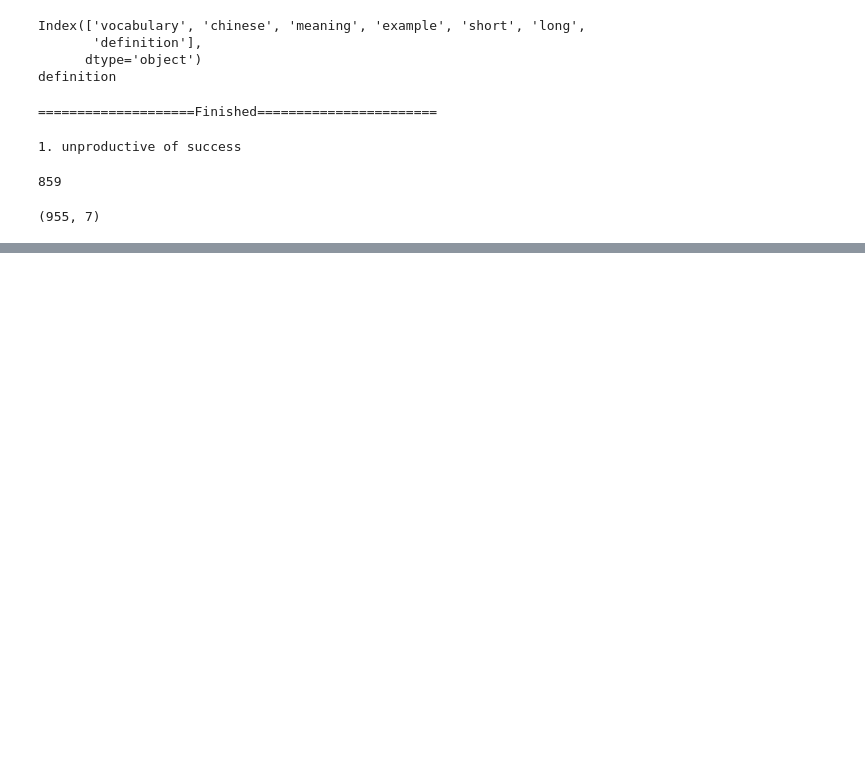
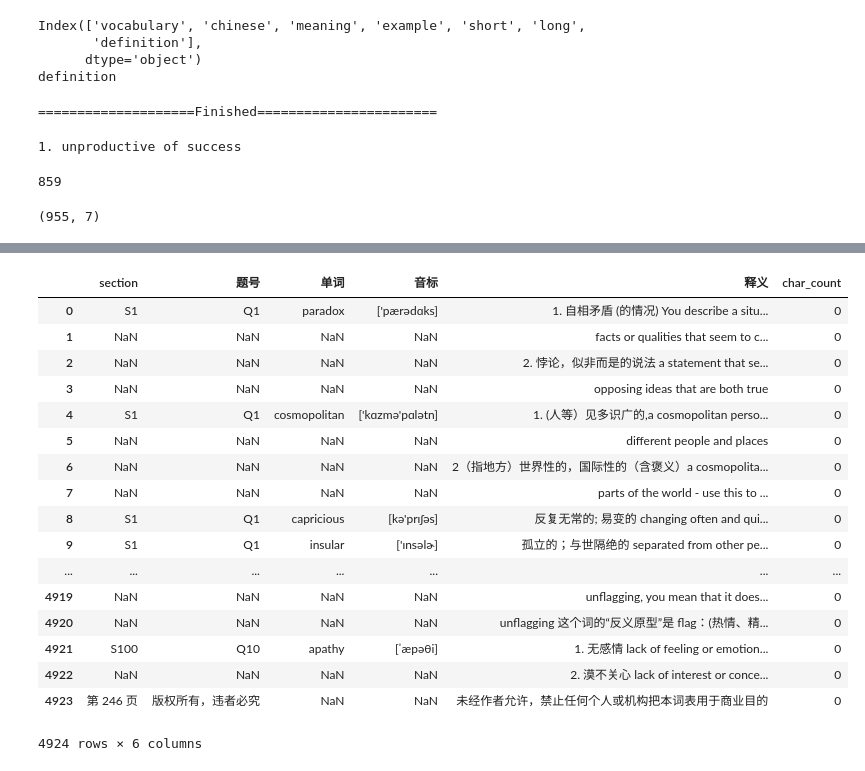
Before and after one commit to CharryWu/GreVocab, a Jupyter notebook: fetch.ipynb, the cells around one changed output, grey strips where cells are left out. Drawn from its saved outputs; the diff is of its cells as text; code cells hidden in the pictures; blank space fills up the shorter version.

```diff
--- a/fetch.ipynb
+++ b/fetch.ipynb
@@ -150,0 +154,4 @@ vocab.shape
+# %%
+original = pd.read_csv('gre词表.csv')
+# %%
+original = original.to_csv('gre词表.csv',encoding='utf-8',index=False)
@@ -150,0 +176,2 @@ vocab.shape
+# %%
+original=original.drop('序号',axis=1)
@@ -150,0 +192,21 @@ vocab.shape
+# %%
+original.assign(char_count=0)
+# %% [output]
+|  | section | 题号 | 单词 | 音标 | 释义 | char_count |
+| 0 | S1 | Q1 | paradox | ['pærədɑks] | 1. 自相矛盾 (的情况) You describe a situ... | 0 |
+| 1 | NaN | NaN | NaN | NaN | facts or qualities that seem to c... | 0 |
+| 2 | NaN | NaN | NaN | NaN | 2. 悖论，似非而是的说法 a statement that se... | 0 |
+| 3 | NaN | NaN | NaN | NaN | opposing ideas that are both true | 0 |
+| 4 | S1 | Q1 | cosmopolitan | ['kɑzmə'pɑlətn] | 1. (人等）见多识广的,a cosmopolitan perso... | 0 |
+| 5 | NaN | NaN | NaN | NaN | different people and places | 0 |
+| 6 | NaN | NaN | NaN | NaN | 2（指地方）世界性的，国际性的（含褒义）a cosmopolita... | 0 |
+| 7 | NaN | NaN | NaN | NaN | parts of the world - use this to ... | 0 |
+| 8 | S1 | Q1 | capricious | [kə'prɪʃəs] | 反复无常的; 易变的 changing often and qui... | 0 |
+| 9 | S1 | Q1 | insular | ['ɪnsəlɚ] | 孤立的；与世隔绝的 separated from other pe... | 0 |
+| ... | ... | ... | ... | ... | ... | ... |
+| 4919 | NaN | NaN | NaN | NaN | unflagging, you mean that it does... | 0 |
+| 4920 | NaN | NaN | NaN | NaN | unflagging 这个词的“反义原型”是 flag：(热情、精... | 0 |
+| 4921 | S100 | Q10 | apathy | [ˈæpəθi] | 1. 无感情 lack of feeling or emotion... | 0 |
+| 4922 | NaN | NaN | NaN | NaN | 2. 漠不关心 lack of interest or conce... | 0 |
+| 4923 | 第 246 页 | 版权所有，违者必究 | NaN | NaN | 未经作者允许，禁止任何个人或机构把本词表用于商业目的 | 0 |
+4924 rows × 6 columns
```
Also changed, not shown: parts of 22 cells of this notebook, 6 other files.
